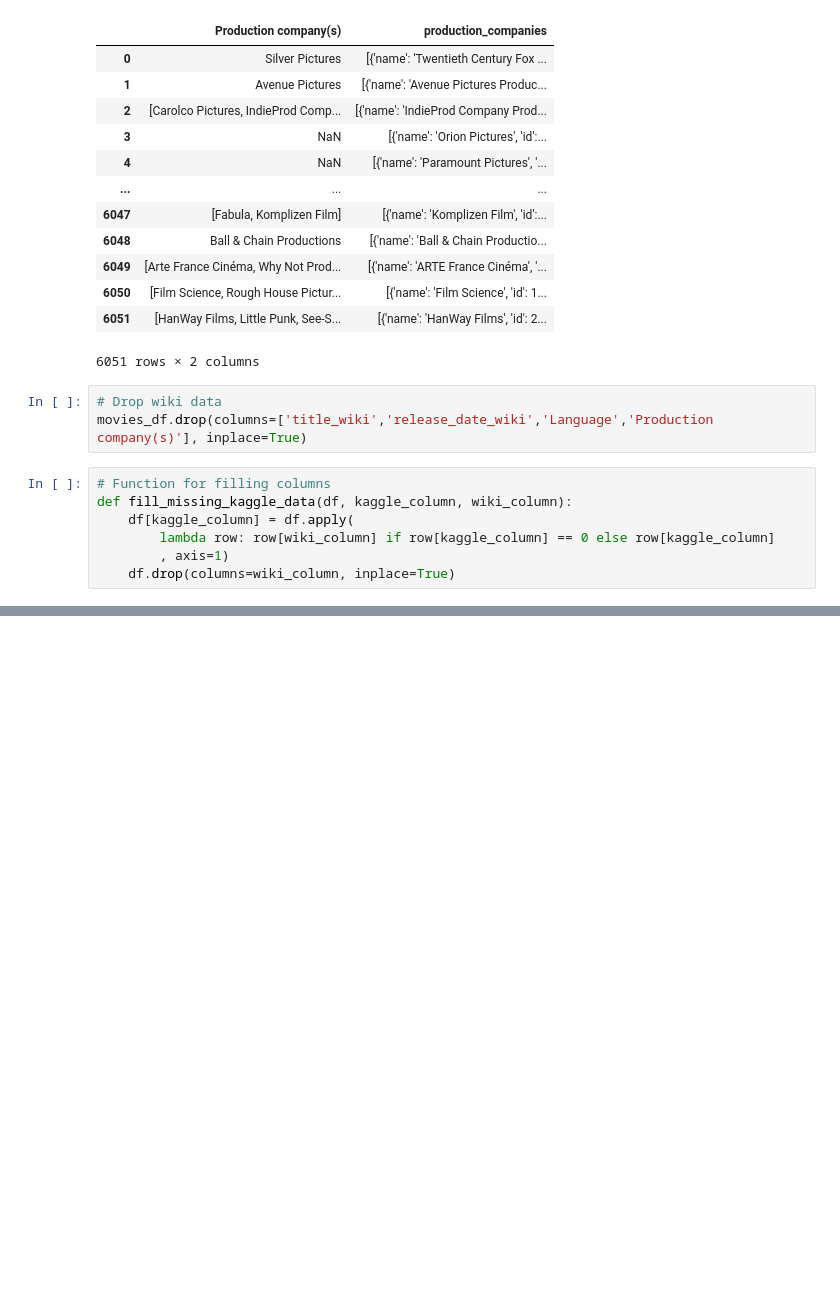
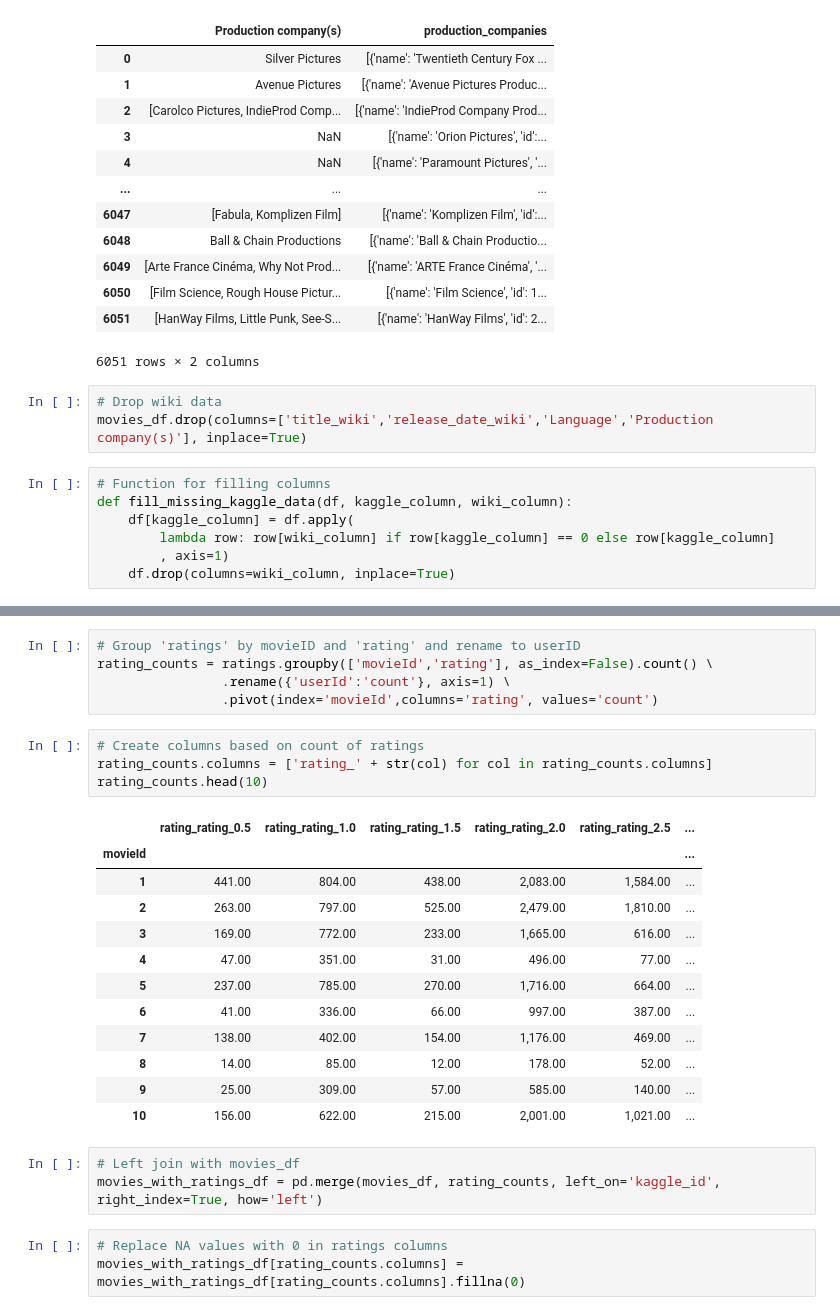
Before and after one commit to qaz957/ETL_movies, a Jupyter notebook: Movie Ratings.ipynb, the cells around one changed output, grey strips where cells are left out. Drawn from its saved outputs; the diff is of its cells as text; blank space fills up the shorter version.

```diff
--- a/Movie Ratings.ipynb
+++ b/Movie Ratings.ipynb
@@ -1028,0 +1029,28 @@ movies_df.rename({'id':'kaggle_id',
+# %%
+# Group 'ratings' by movieID and 'rating' and rename to userID
+rating_counts = ratings.groupby(['movieId','rating'], as_index=False).count() \
+                .rename({'userId':'count'}, axis=1) \
+                .pivot(index='movieId',columns='rating', values='count')
+# %%
+# Create columns based on count of ratings
+rating_counts.columns = ['rating_' + str(col) for col in rating_counts.columns]
+rating_counts.head(10)
+# %% [output]
+|  | rating_rating_0.5 | rating_rating_1.0 | rating_rating_1.5 | rating_rating_2.0 | rating_rating_2.5 | ... |
+| movieId |  |  |  |  |  | ... |
+| 1 | 441.00 | 804.00 | 438.00 | 2,083.00 | 1,584.00 | ... |
+| 2 | 263.00 | 797.00 | 525.00 | 2,479.00 | 1,810.00 | ... |
+| 3 | 169.00 | 772.00 | 233.00 | 1,665.00 | 616.00 | ... |
+| 4 | 47.00 | 351.00 | 31.00 | 496.00 | 77.00 | ... |
+| 5 | 237.00 | 785.00 | 270.00 | 1,716.00 | 664.00 | ... |
+| 6 | 41.00 | 336.00 | 66.00 | 997.00 | 387.00 | ... |
+| 7 | 138.00 | 402.00 | 154.00 | 1,176.00 | 469.00 | ... |
+| 8 | 14.00 | 85.00 | 12.00 | 178.00 | 52.00 | ... |
+| 9 | 25.00 | 309.00 | 57.00 | 585.00 | 140.00 | ... |
+| 10 | 156.00 | 622.00 | 215.00 | 2,001.00 | 1,021.00 | ... |
+# %%
+# Left join with movies_df
+movies_with_ratings_df = pd.merge(movies_df, rating_counts, left_on='kaggle_id', right_index=True, how='left')
+# %%
+# Replace NA values with 0 in ratings columns
+movies_with_ratings_df[rating_counts.columns] = movies_with_ratings_df[rating_counts.columns].fillna(0)
```
Also changed, not shown: parts of 11 cells of this notebook.
